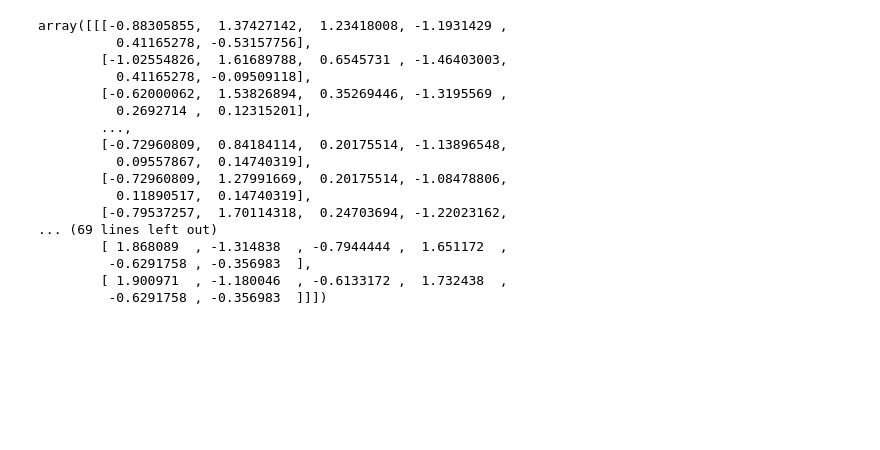
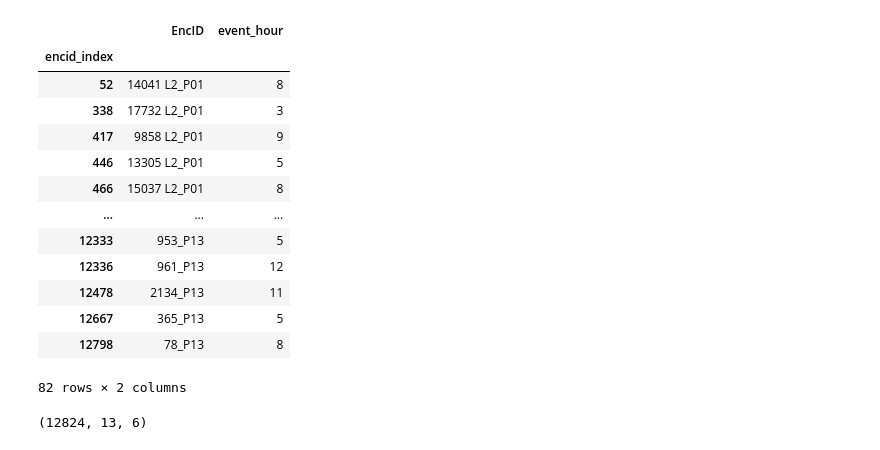
Before and after one commit to dyyjenny/Pediatric-Sepsis-Subtyping, a Jupyter notebook: muti_dtw.ipynb, the cells around one changed output. Saved outputs shown, nothing was run; the diff lists cells and outputs as text; code cells hidden in the pictures; blank space fills up the shorter version.

```diff
--- a/muti_dtw.ipynb
+++ b/muti_dtw.ipynb
@@ -23,24 +35,25 @@ df.head()
+# %%
+to_remove
+# %% [output]
+|  | EncID | event_hour |
+| encid_index |  |  |
+| 52 | 14041 L2_P01 | 8 |
+| 338 | 17732 L2_P01 | 3 |
+| 417 | 9858 L2_P01 | 9 |
+| 446 | 13305 L2_P01 | 5 |
+| 466 | 15037 L2_P01 | 8 |
+| ... | ... | ... |
+| 12333 | 953_P13 | 5 |
+| 12336 | 961_P13 | 12 |
+| 12478 | 2134_P13 | 11 |
+| 12667 | 365_P13 | 5 |
+| 12798 | 78_P13 | 8 |
+82 rows × 2 columns
 # %%
 # [[feature1_time1, feature2_time1, feature3_time1], [feature1_time2, feature2_time2, feature3_time2], ...]
 traj_arr = np.reshape(np.array(df[["MAPImputed","PULSEImputed","RESP_RATEImputed",
                                    "SBPImputed","SF_RATIOImputed","TEMPImputed"]]),
-                      (8949,13,6))
-traj_arr
+                      (df['EncID'].nunique(),df['event_hour'].nunique(),6))
+traj_arr.shape
 # %% [output]
-array([[[-0.88305855,  1.37427142,  1.23418008, -1.1931429 ,
-          0.41165278, -0.53157756],
-        [-1.02554826,  1.61689788,  0.6545731 , -1.46403003,
-          0.41165278, -0.09509118],
-        [-0.62000062,  1.53826894,  0.35269446, -1.3195569 ,
-          0.2692714 ,  0.12315201],
-        ...,
-        [-0.72960809,  0.84184114,  0.20175514, -1.13896548,
-          0.09557867,  0.14740319],
-        [-0.72960809,  1.27991669,  0.20175514, -1.08478806,
-          0.11890517,  0.14740319],
-        [-0.79537257,  1.70114318,  0.24703694, -1.22023162,
-... (69 lines left out)
-        [ 1.868089  , -1.314838  , -0.7944444 ,  1.651172  ,
-         -0.6291758 , -0.356983  ],
-        [ 1.900971  , -1.180046  , -0.6133172 ,  1.732438  ,
-         -0.6291758 , -0.356983  ]]])
+(12824, 13, 6)
```
Also changed, not shown: parts of 12 cells of this notebook, 2 other files.
